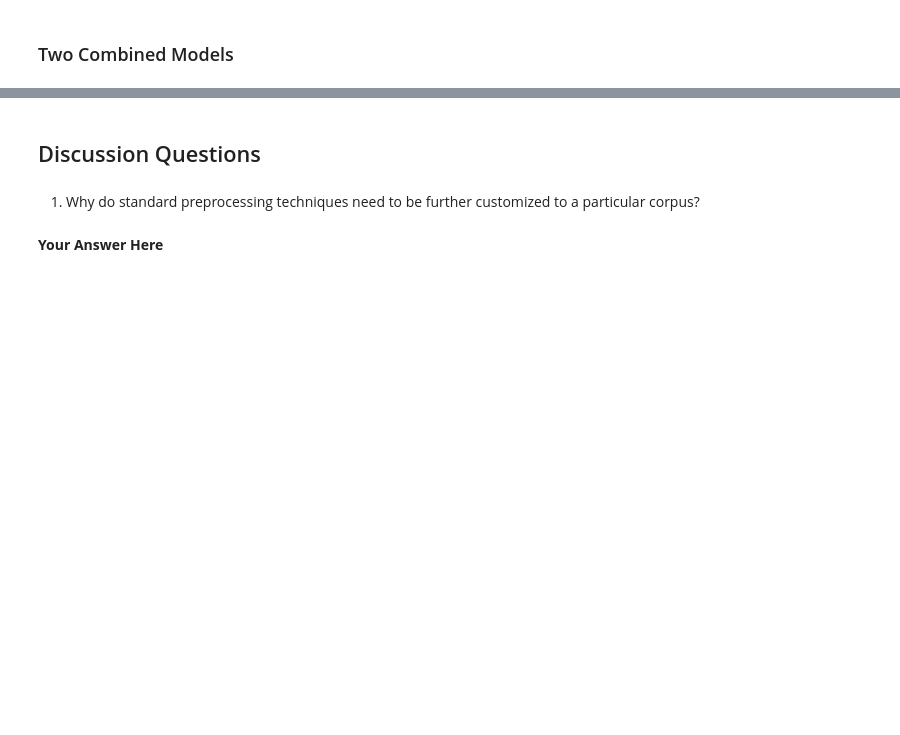
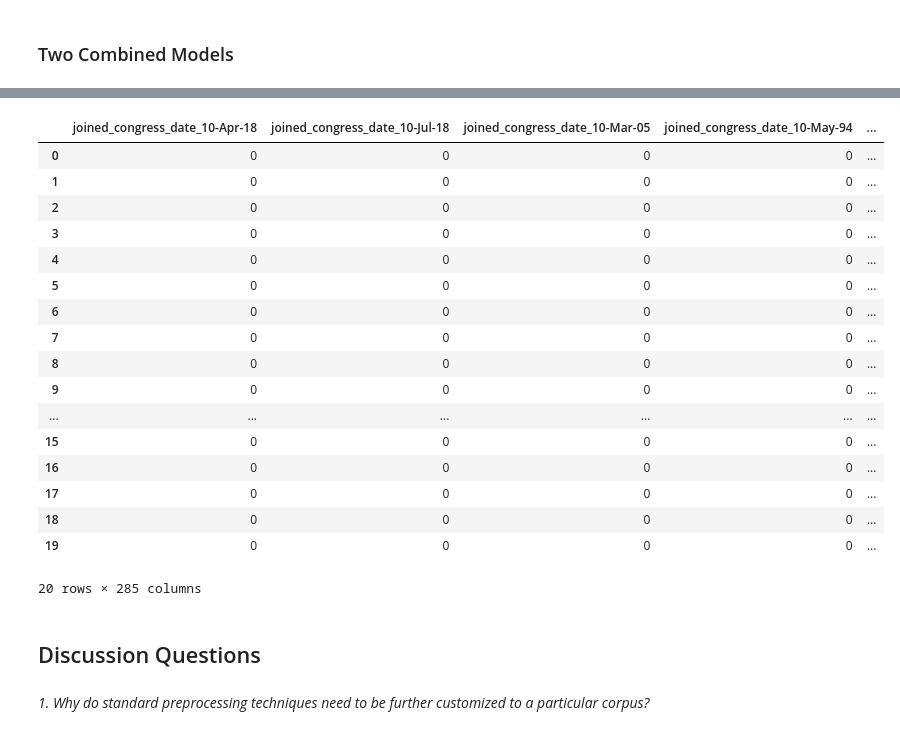
Before and after one commit to yaelnidam/CSS_Project5_Team7_Spring2021, a Jupyter notebook: Project 5 Student.ipynb, the cells around one changed output, grey strips where cells are left out. Drawn from its saved outputs; the diff is of its cells as text; code cells hidden in the pictures; blank space fills up the shorter version.

```diff
--- a/Project 5 Student.ipynb
+++ b/Project 5 Student.ipynb
@@ -686,6 +730,25 @@ non_text_with_ngrams = non_text_features_dummies.reset_index(drop = True).join(t
+# %%
+non_text_features_dummies.head(20)
+# %% [output]
+|  | joined_congress_date_10-Apr-18 | joined_congress_date_10-Jul-18 | joined_congress_date_10-Mar-05 | joined_congress_date_10-May-94 | ... |
+| 0 | 0 | 0 | 0 | 0 | ... |
+| 1 | 0 | 0 | 0 | 0 | ... |
+| 2 | 0 | 0 | 0 | 0 | ... |
+| 3 | 0 | 0 | 0 | 0 | ... |
+| 4 | 0 | 0 | 0 | 0 | ... |
+| 5 | 0 | 0 | 0 | 0 | ... |
+| 6 | 0 | 0 | 0 | 0 | ... |
+| 7 | 0 | 0 | 0 | 0 | ... |
+| 8 | 0 | 0 | 0 | 0 | ... |
+| 9 | 0 | 0 | 0 | 0 | ... |
+| ... | ... | ... | ... | ... | ... |
+| 15 | 0 | 0 | 0 | 0 | ... |
+| 16 | 0 | 0 | 0 | 0 | ... |
+| 17 | 0 | 0 | 0 | 0 | ... |
+| 18 | 0 | 0 | 0 | 0 | ... |
+| 19 | 0 | 0 | 0 | 0 | ... |
+20 rows × 285 columns
 # %% [markdown]
 ## Discussion Questions
 # %% [markdown]
-1. Why do standard preprocessing techniques need to be further customized to a particular corpus?
+*1. Why do standard preprocessing techniques need to be further customized to a particular corpus?*
-# %% [markdown]
-**Your Answer Here**
```
Also changed, not shown: parts of 48 cells of this notebook.
